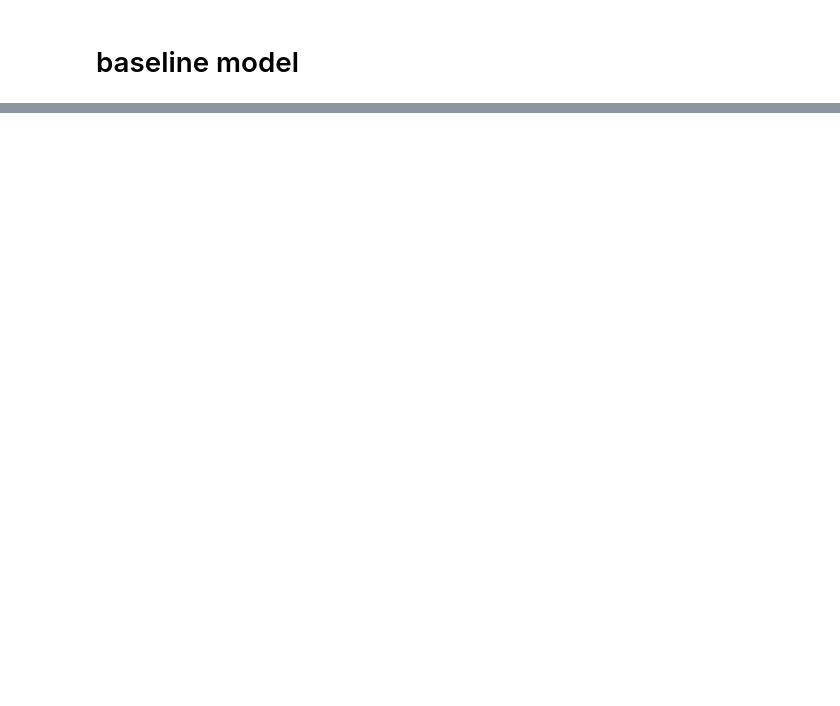
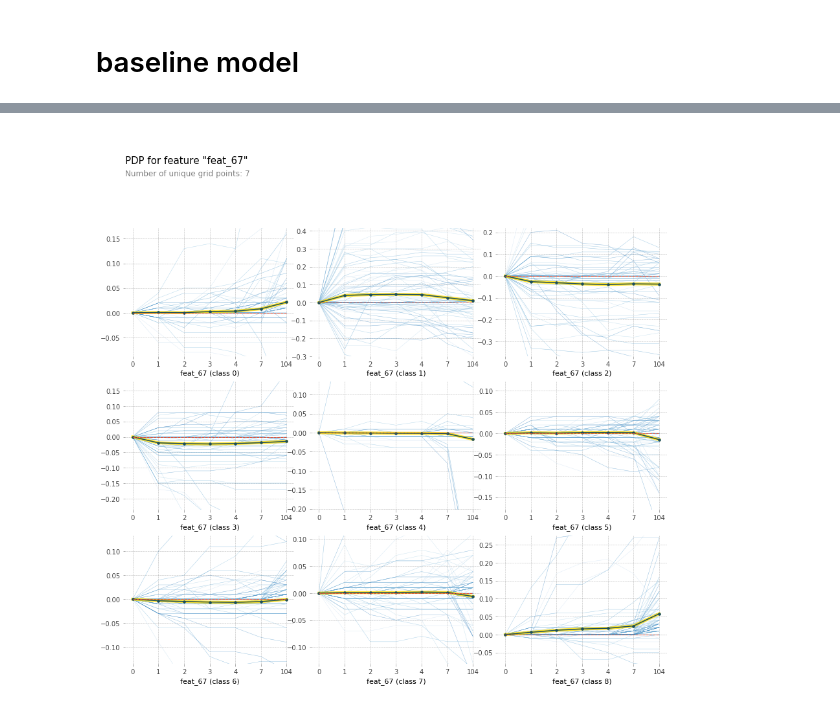
Before and after one commit to KienVu2368/tabint, a Jupyter notebook: nbs/partial dependence.ipynb, the cells around one changed output, grey strips where cells are left out. Saved outputs shown, nothing was run; the diff lists cells and outputs as text; code cells hidden in the pictures; blank space fills up the shorter version.

```diff
--- a/nbs/partial dependence.ipynb
+++ b/nbs/partial dependence.ipynb
@@ -189,0 +163,12 @@ NameError: name 'x_trn' is not defined
+# %%
+# pdp isolate
+pdp_feat_67_rf = pdp.pdp_isolate(
+    model=otto_model, dataset=otto_data, model_features=otto_features, feature='feat_67'
+)
+
+fig, axes = pdp.pdp_plot(
+    pdp_isolate_out=pdp_feat_67_rf, feature_name='feat_67', center=True, x_quantile=True,
+    ncols=3, plot_lines=True, frac_to_plot=100
+)
+# %% [output]
+[figure, added]
```
Also changed, not shown: parts of 41 cells of this notebook, 4 other files.
